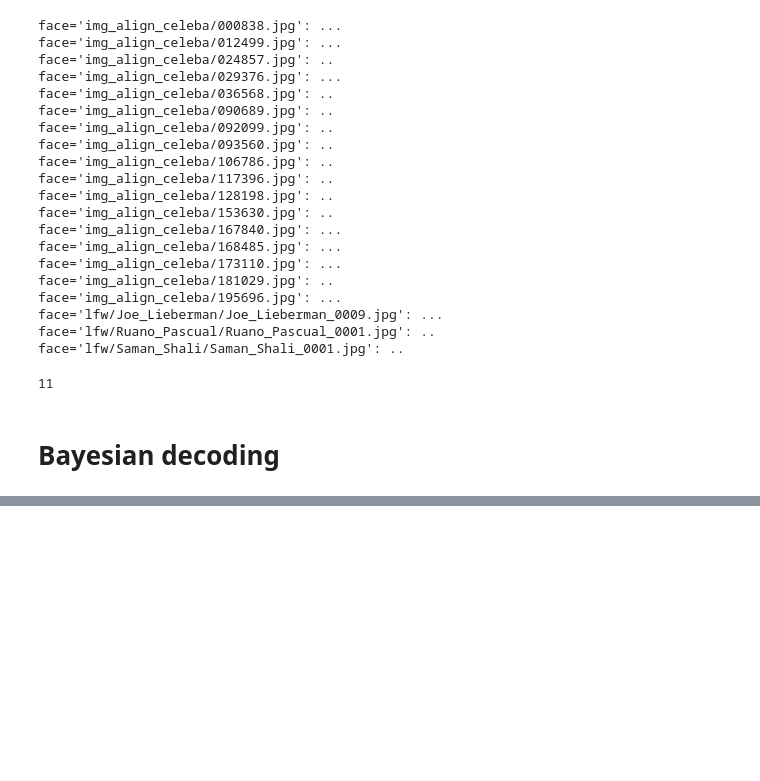
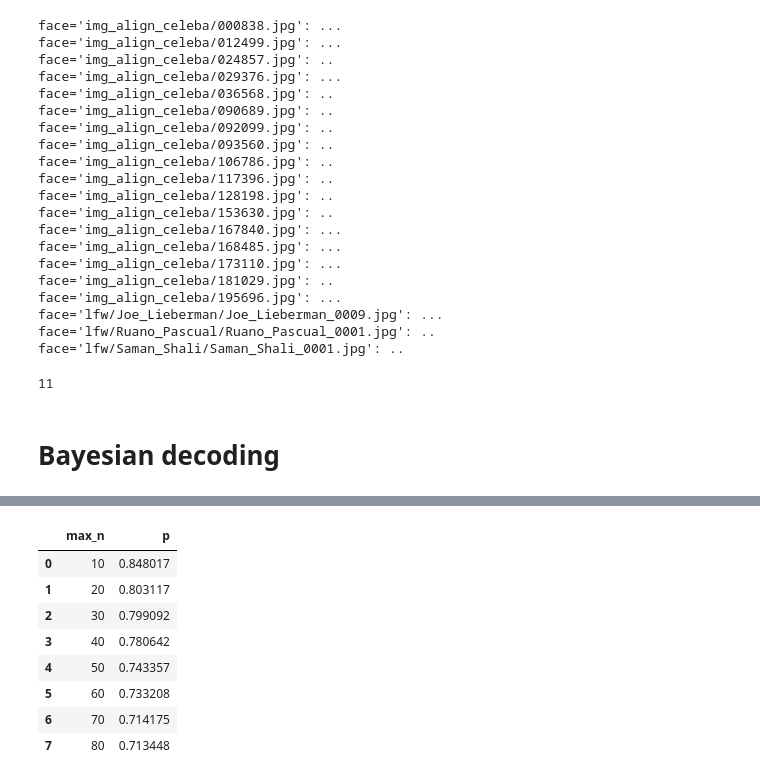
Before and after one commit to stefandirnstorfer/paramoji, a Jupyter notebook: results/EncodingA.ipynb, the cells around one changed output, grey strips where cells are left out. Cells and saved outputs as stored; diff of their text form; code cells hidden in the pictures; blank space fills up the shorter version.

```diff
--- a/results/EncodingA.ipynb
+++ b/results/EncodingA.ipynb
@@ -213,0 +231,12 @@ M=9
+# %%
+agg
+# %% [output]
+|  | max_n | p |
+| 0 | 10 | 0.848017 |
+| 1 | 20 | 0.803117 |
+| 2 | 30 | 0.799092 |
+| 3 | 40 | 0.780642 |
+| 4 | 50 | 0.743357 |
+| 5 | 60 | 0.733208 |
+| 6 | 70 | 0.714175 |
+| 7 | 80 | 0.713448 |
```
Also changed, not shown: parts of 10 cells of this notebook, 7 other files.
